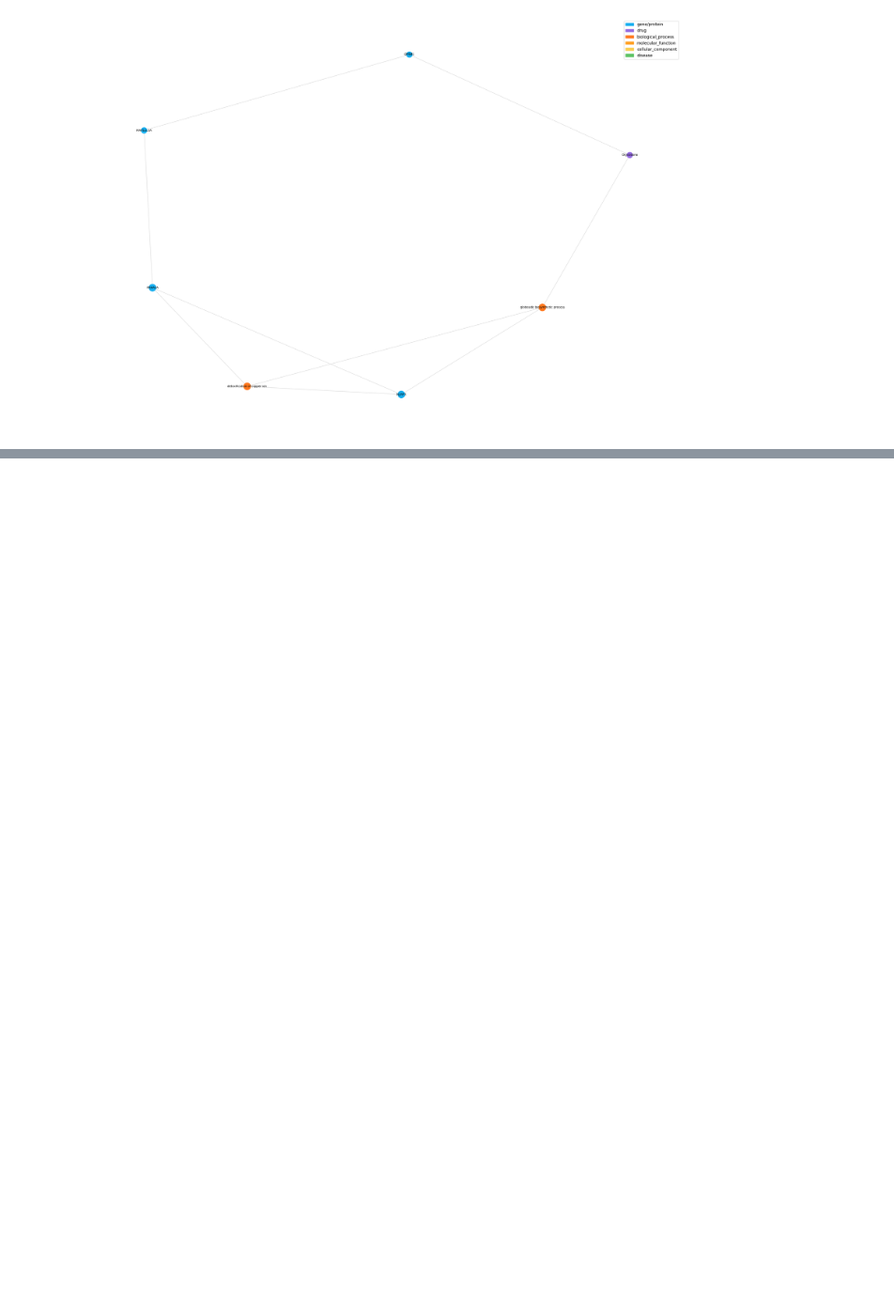
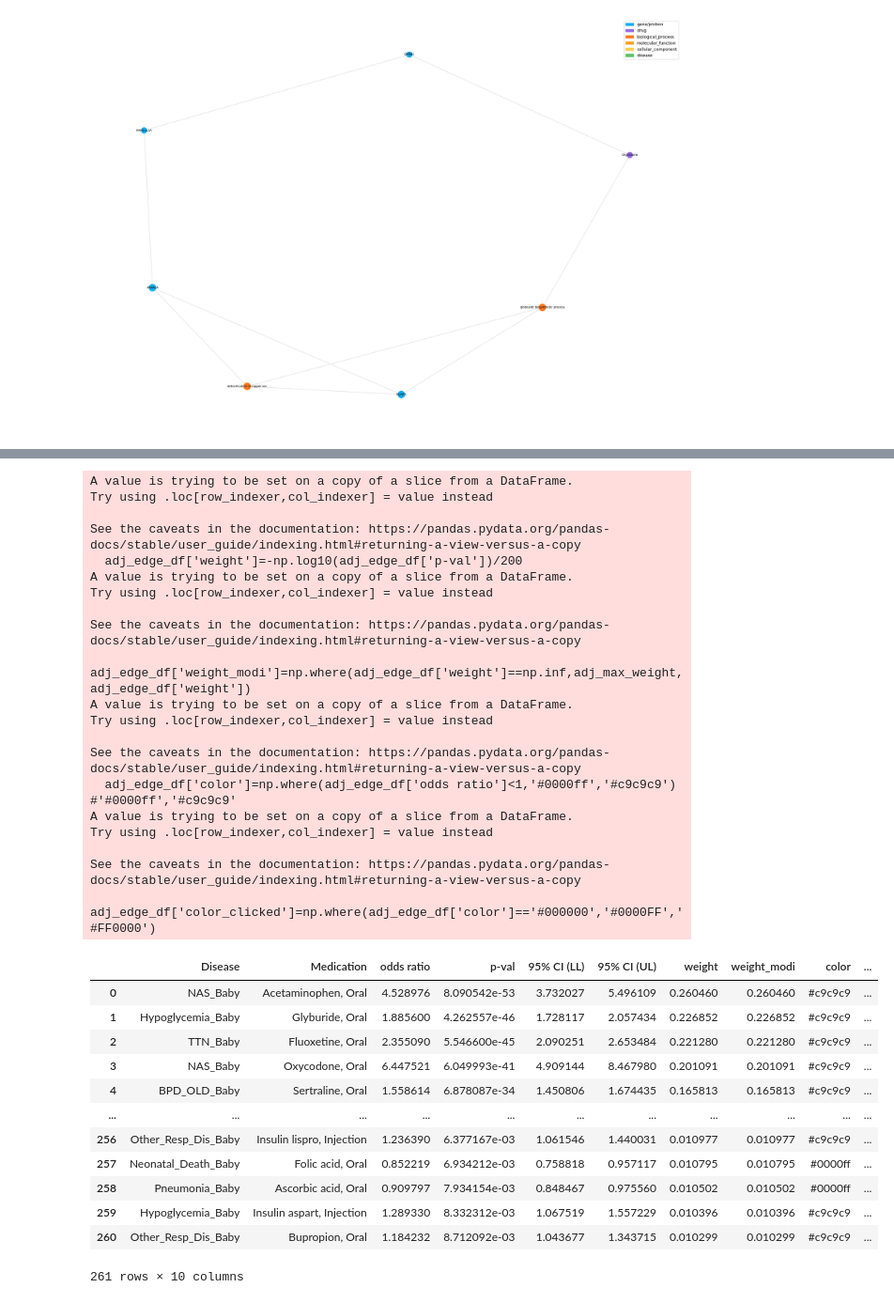
Before and after one commit to yerakim824/PregMedNet, a Jupyter notebook: Interactive_Webapp/Test_Previous_Formulas.ipynb, the cells around one changed output, grey strips where cells are left out. Shown at 94% size. Cells and saved outputs as stored; diff of their text form; code cells hidden in the pictures; blank space fills up the shorter version.

```diff
--- a/Interactive_Webapp/Test_Previous_Formulas.ipynb
+++ b/Interactive_Webapp/Test_Previous_Formulas.ipynb
@@ -1136,0 +1159,46 @@ plt.show()
+# %%
+current_edge
+
+adj_or = current_edge.copy()
+adj_edge_df = adj_or[['Disease','Medication','odds ratio','p-val','95% CI (LL)','95% CI (UL)']]
+
+adj_edge_df['weight']=-np.log10(adj_edge_df['p-val'])/200
+adj_max_weight = np.sort(adj_edge_df['weight'].unique())[-2]
+adj_edge_df['weight_modi']=np.where(adj_edge_df['weight']==np.inf,adj_max_weight,adj_edge_df['weight'])
+adj_edge_df['color']=np.where(adj_edge_df['odds ratio']<1,'#0000ff','#c9c9c9') #'#0000ff','#c9c9c9'
+adj_edge_df['color_clicked']=np.where(adj_edge_df['color']=='#000000','#0000FF','#FF0000')
+adj_edge_df
+# %% [output]
+A value is trying to be set on a copy of a slice from a DataFrame.
+Try using .loc[row_indexer,col_indexer] = value instead
+
+See the caveats in the documentation: https://pandas.pydata.org/pandas-docs/stable/user_guide/indexing.html#returning-a-view-versus-a-copy
+  adj_edge_df['weight']=-np.log10(adj_edge_df['p-val'])/200
+A value is trying to be set on a copy of a slice from a DataFrame.
+Try using .loc[row_indexer,col_indexer] = value instead
+
+See the caveats in the documentation: https://pandas.pydata.org/pandas-docs/stable/user_guide/indexing.html#returning-a-view-versus-a-copy
+  adj_edge_df['weight_modi']=np.where(adj_edge_df['weight']==np.inf,adj_max_weight,adj_edge_df['weight'])
+A value is trying to be set on a copy of a slice from a DataFrame.
+Try using .loc[row_indexer,col_indexer] = value instead
+
+See the caveats in the documentation: https://pandas.pydata.org/pandas-docs/stable/user_guide/indexing.html#returning-a-view-versus-a-copy
+  adj_edge_df['color']=np.where(adj_edge_df['odds ratio']<1,'#0000ff','#c9c9c9') #'#0000ff','#c9c9c9'
+A value is trying to be set on a copy of a slice from a DataFrame.
+Try using .loc[row_indexer,col_indexer] = value instead
+
+See the caveats in the documentation: https://pandas.pydata.org/pandas-docs/stable/user_guide/indexing.html#returning-a-view-versus-a-copy
+  adj_edge_df['color_clicked']=np.where(adj_edge_df['color']=='#000000','#0000FF','#FF0000')
+|  | Disease | Medication | odds ratio | p-val | 95% CI (LL) | 95% CI (UL) | weight | weight_modi | color | ... |
+| 0 | NAS_Baby | Acetaminophen, Oral | 4.528976 | 8.090542e-53 | 3.732027 | 5.496109 | 0.260460 | 0.260460 | #c9c9c9 | ... |
+| 1 | Hypoglycemia_Baby | Glyburide, Oral | 1.885600 | 4.262557e-46 | 1.728117 | 2.057434 | 0.226852 | 0.226852 | #c9c9c9 | ... |
+| 2 | TTN_Baby | Fluoxetine, Oral | 2.355090 | 5.546600e-45 | 2.090251 | 2.653484 | 0.221280 | 0.221280 | #c9c9c9 | ... |
+| 3 | NAS_Baby | Oxycodone, Oral | 6.447521 | 6.049993e-41 | 4.909144 | 8.467980 | 0.201091 | 0.201091 | #c9c9c9 | ... |
+| 4 | BPD_OLD_Baby | Sertraline, Oral | 1.558614 | 6.878087e-34 | 1.450806 | 1.674435 | 0.165813 | 0.165813 | #c9c9c9 | ... |
+| ... | ... | ... | ... | ... | ... | ... | ... | ... | ... | ... |
+| 256 | Other_Resp_Dis_Baby | Insulin lispro, Injection | 1.236390 | 6.377167e-03 | 1.061546 | 1.440031 | 0.010977 | 0.010977 | #c9c9c9 | ... |
+| 257 | Neonatal_Death_Baby | Folic acid, Oral | 0.852219 | 6.934212e-03 | 0.758818 | 0.957117 | 0.010795 | 0.010795 | #0000ff | ... |
+| 258 | Pneumonia_Baby | Ascorbic acid, Oral | 0.909797 | 7.934154e-03 | 0.848467 | 0.975560 | 0.010502 | 0.010502 | #0000ff | ... |
+| 259 | Hypoglycemia_Baby | Insulin aspart, Injection | 1.289330 | 8.332312e-03 | 1.067519 | 1.557229 | 0.010396 | 0.010396 | #c9c9c9 | ... |
+| 260 | Other_Resp_Dis_Baby | Bupropion, Oral | 1.184232 | 8.712092e-03 | 1.043677 | 1.343715 | 0.010299 | 0.010299 | #c9c9c9 | ... |
+261 rows × 10 columns
```
Also changed, not shown: parts of 7 cells of this notebook, 2 other files.
